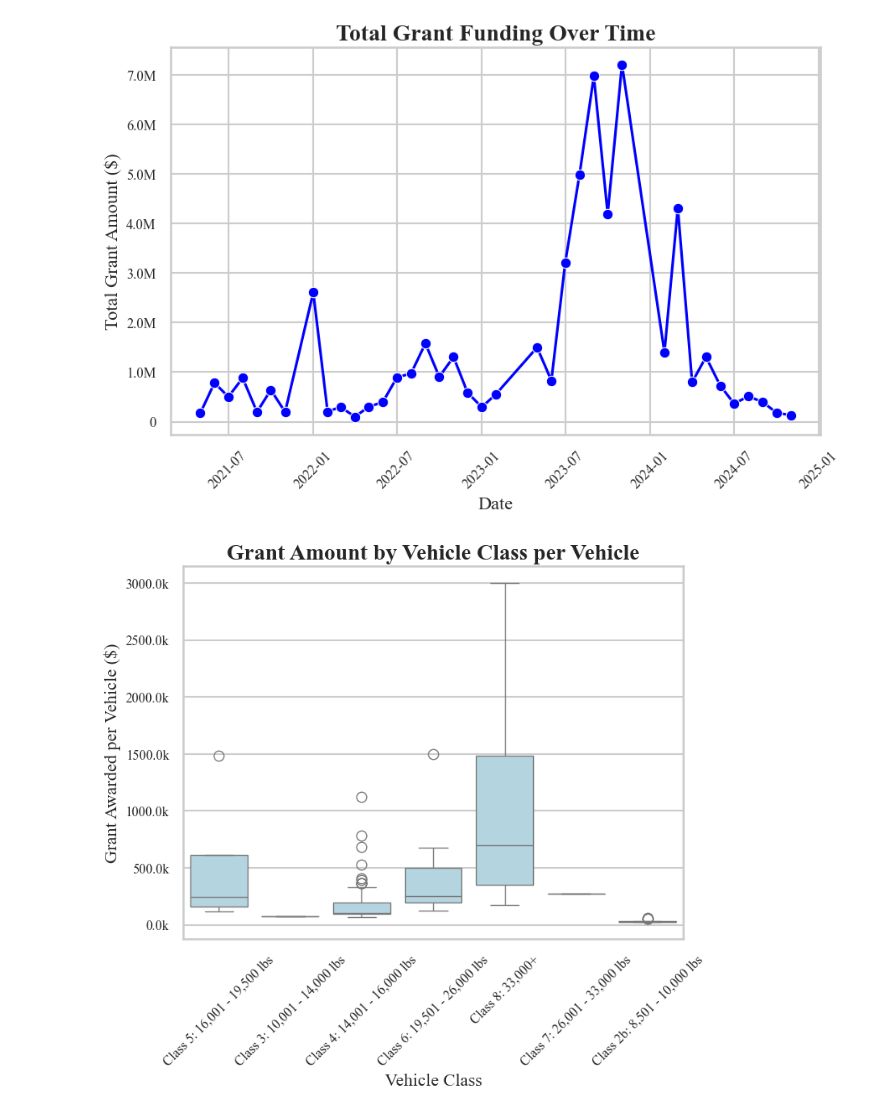
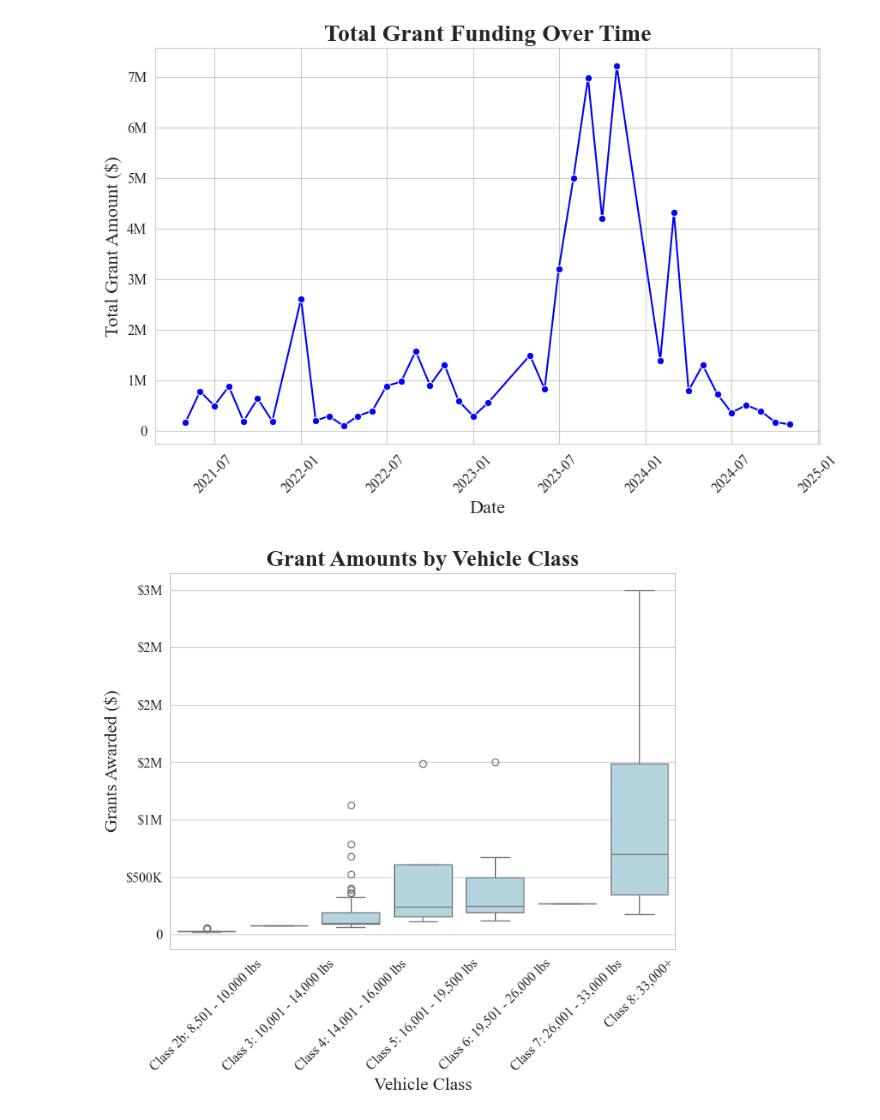
Before and after one commit to Rutgers-Economics-Labs/CleanEnergyFundingF24, a Jupyter notebook: R.ipynb, the cells around one changed output. Saved outputs shown, nothing was run; the diff lists cells and outputs as text; code cells hidden in the pictures.

```diff
--- a/R.ipynb
+++ b/R.ipynb
@@ -8,7 +8,7 @@ import matplotlib.ticker as ticker
 
 # Load data
 data = pd.read_csv("C:/Users/akash/Documents/Coding Projects/CleanEnergyFundingF24/data/new/ZIP/njzip.csv")
-sns.set_context('talk')
+
 sns.set_style("whitegrid")
 plt.rcParams.update({
     'font.family': 'Times New Roman',
@@ -22,14 +22,18 @@ plt.rcParams.update({
     'ytick.labelsize': 12,
 })
 
-def format_num(num, pos, fmt=1e6):
+def format_num(num, pos, prefix=''):
     """Format numbers for x-axis and y-axis."""
     if num == 0:
         return '0'
-    elif num < fmt / 100:
-        return f'{num:.1f}'
+
+    # check if num should be in millions or thousands
+    if num >= 1e6:
+        return prefix + f'{num/1e6:.0f}M'
+    elif num >= 1e3:
+        return prefix + f'{num/1e3:.0f}K'
     else:
-        return f'{num / fmt:.1f}M'
+        return prefix + str(num)
 
 # Data preprocessing
 data = data.iloc[:, 1:]
@@ -106,23 +110,27 @@ plt.xticks(rotation=45)
 plt.gca().yaxis.set_major_formatter(ticker.FuncFormatter(format_num))
 plt.show()
 # %% [output]
-[figure, old version]
+[figure, new version]
 # %%
 
 
 # Boxplot for grant amount by vehicle class
 plt.figure(figsize=(8, 6))
+
+# sort the class in alphabetical order
+data['class'] = pd.Categorical(data['class'], categories=sorted(data['class'].unique()), ordered=True)
+
 sns.boxplot(data=data, x='class', y='awarded', color='lightblue')
-plt.title("Grant Amount by Vehicle Class per Vehicle")
+plt.title("Grant Amounts by Vehicle Class")
 plt.xlabel("Vehicle Class")
-plt.ylabel("Grant Awarded per Vehicle ($)")
+plt.ylabel("Grants Awarded ($)")
 plt.xticks(rotation=45)
-plt.gca().yaxis.set_major_formatter(ticker.FuncFormatter(lambda x, pos: f'{x/1e3:.1f}k'))
+plt.gca().yaxis.set_major_formatter(ticker.FuncFormatter(lambda x, pos: format_num(x, None, prefix='$')))
 
-plt.savefig("graphs/per_vehicle.png")
+# plt.savefig("graphs/vehicle_class.png")
 plt.show()
 # %% [output]
-[figure, old version]
+[figure, new version]
 # %%
 
 
```
Also changed, not shown: parts of 5 cells of this notebook, 11 other files.
